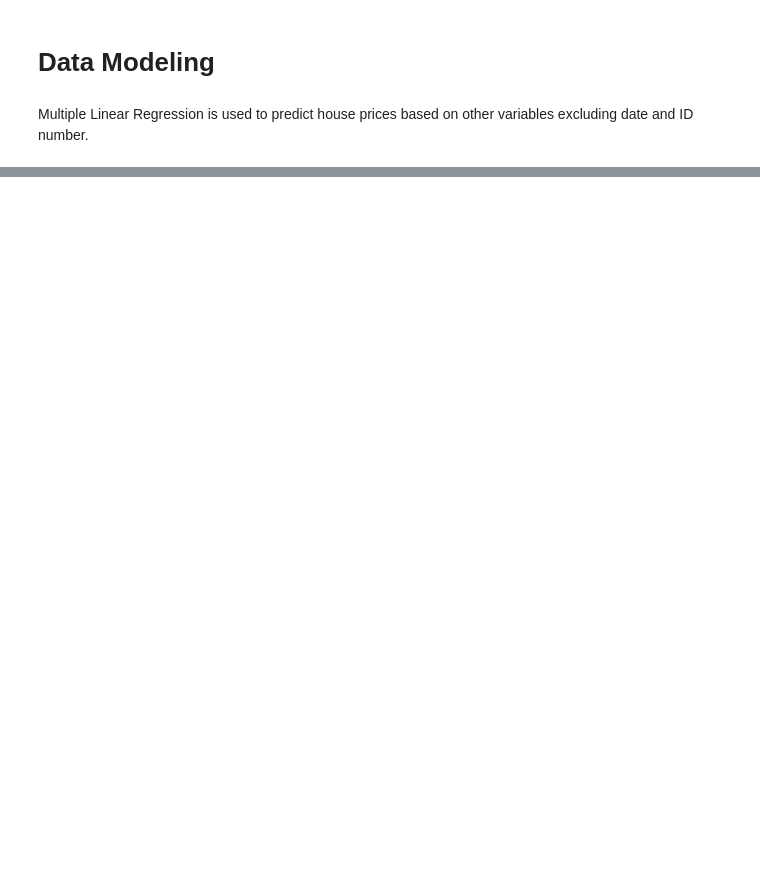
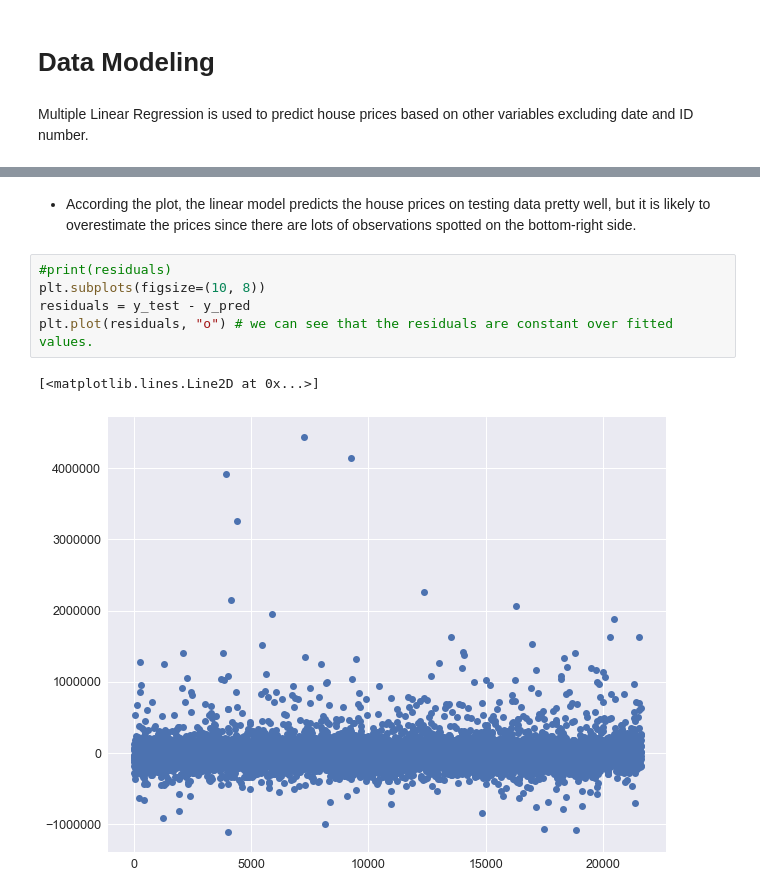
Before and after one commit to larnylopez/STAT-131-Project, a Jupyter notebook: final-checkpoint.ipynb, the cells around one changed output, grey strips where cells are left out. Cells and saved outputs as stored; diff of their text form; blank space fills up the shorter version.

```diff
--- a/final-checkpoint.ipynb
+++ b/final-checkpoint.ipynb
@@ -334,0 +364,10 @@ strong multicollinearity or other numerical problems.
+# %% [markdown]
+- According the plot, the linear model predicts the house prices on testing data pretty well, but it is likely to overestimate the prices since there are lots of observations spotted on the bottom-right side.
+# %%
+#print(residuals)
+plt.subplots(figsize=(10, 8))
+residuals = y_test - y_pred
+plt.plot(residuals, "o") # we can see that the residuals are constant over fitted values.
+# %% [output]
+[<matplotlib.lines.Line2D at 0x...>]
+[figure, added]
```
Also changed, not shown: parts of 9 cells of this notebook.
